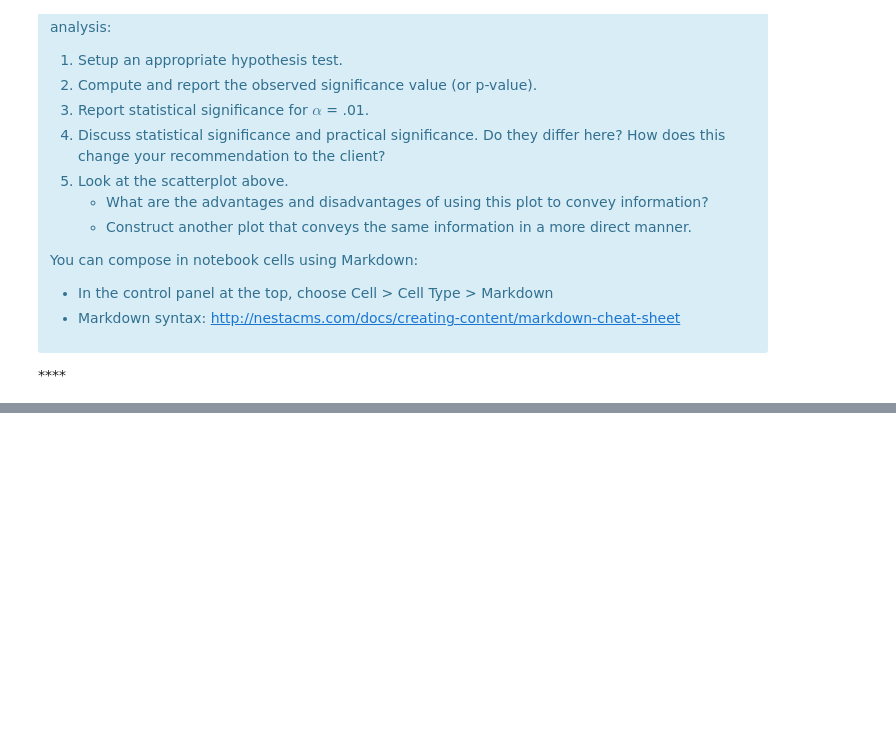
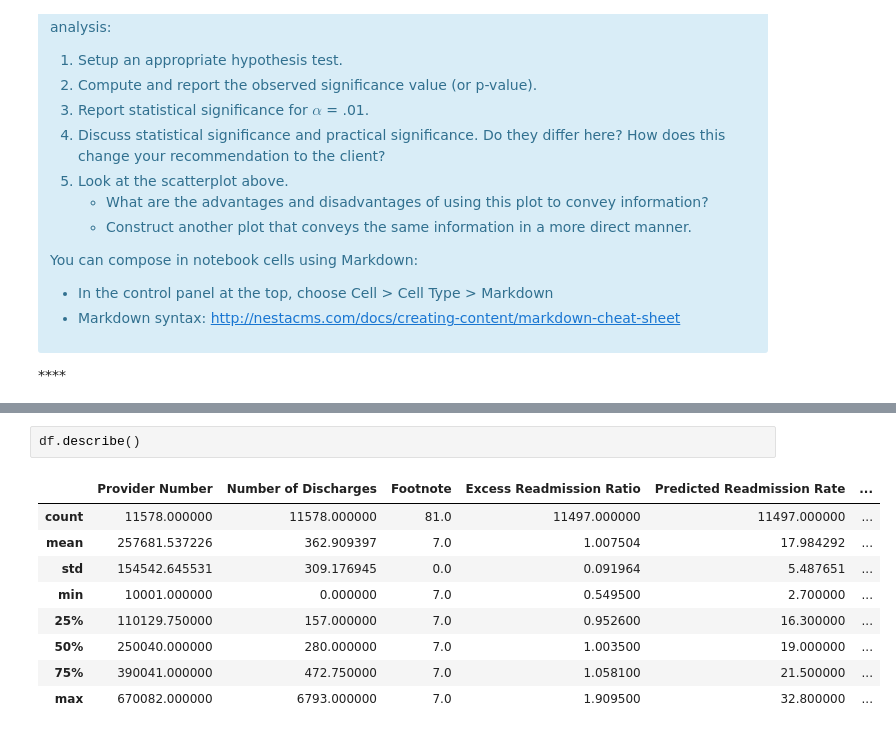
Before and after one commit to SapphireCore/DSTP, a Jupyter notebook: Unit8_hospital_readmit/sliderule_dsi_inferential_statistics_exercise_3.ipynb, the cells around one changed output, grey strips where cells are left out. Drawn from its saved outputs; the diff is of its cells as text; blank space fills up the shorter version.

```diff
--- a/Unit8_hospital_readmit/sliderule_dsi_inferential_statistics_exercise_3.ipynb
+++ b/Unit8_hospital_readmit/sliderule_dsi_inferential_statistics_exercise_3.ipynb
@@ -108,0 +144,12 @@ You can compose in notebook cells using Markdown:
+# %%
+df.describe()
+# %% [output]
+|  | Provider Number | Number of Discharges | Footnote | Excess Readmission Ratio | Predicted Readmission Rate | ... |
+| count | 11578.000000 | 11578.000000 | 81.0 | 11497.000000 | 11497.000000 | ... |
+| mean | 257681.537226 | 362.909397 | 7.0 | 1.007504 | 17.984292 | ... |
+| std | 154542.645531 | 309.176945 | 0.0 | 0.091964 | 5.487651 | ... |
+| min | 10001.000000 | 0.000000 | 7.0 | 0.549500 | 2.700000 | ... |
+| 25% | 110129.750000 | 157.000000 | 7.0 | 0.952600 | 16.300000 | ... |
+| 50% | 250040.000000 | 280.000000 | 7.0 | 1.003500 | 19.000000 | ... |
+| 75% | 390041.000000 | 472.750000 | 7.0 | 1.058100 | 21.500000 | ... |
+| max | 670082.000000 | 6793.000000 | 7.0 | 1.909500 | 32.800000 | ... |
```
Also changed, not shown: parts of 17 cells of this notebook.
